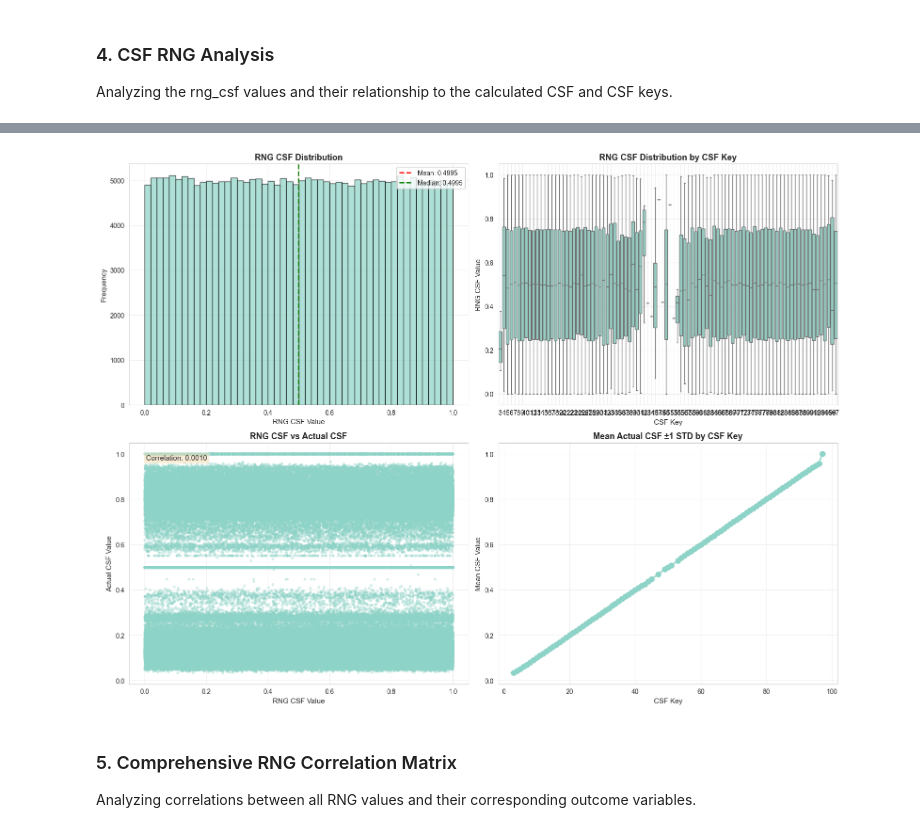
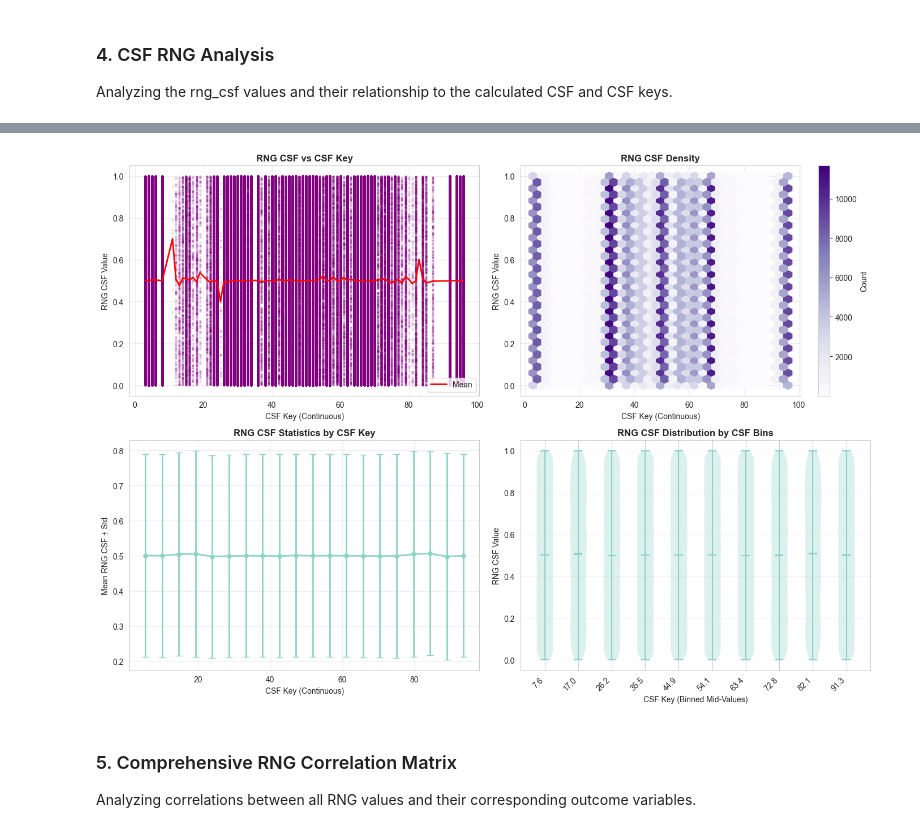
Before and after one commit to petz15/csgo_abm, a Jupyter notebook: analysis_notebook_CSF.ipynb, the cells around one changed output, grey strips where cells are left out. Saved outputs shown, nothing was run; the diff lists cells and outputs as text; code cells hidden in the pictures.

```diff
--- a/analysis_notebook_CSF.ipynb
+++ b/analysis_notebook_CSF.ipynb
@@ -4,7 +4,7 @@
 Specify the path to your CSV file and whether it's a full or minimal export.
 # %%
 # Configuration Parameters
-CSV_FILE_PATH = r"results_20251123_112038\all_games_full.csv"  # Update this path
+CSV_FILE_PATH = r"results_20251203_184828\all_games_full.csv"  # Update this path
 CSV_TYPE = "full"  # Options: "full" or "minimal"
 INCLUDE_OT_GAMES = False  # Set to False to exclude overtime games
 # %% [markdown]
@@ -540,61 +562,65 @@ Correlation between rng_csf and csf: 0.000987
 ================================================================================
 # %%
-# Visualization: CSF RNG Analysis
-if df_rng is not None and 'rng_csf' in df_rng.columns and 'csf' in df_rng.columns:
-    fig, axes = plt.subplots(2, 2, figsize=(16, 12))
+# Visualization: CSF RNG Analysis (CONTINUOUS)
+if df_rng is not None and 'rng_csf' in df_rng.columns and 'csf_key' in df_rng.columns:
+    fig, axes = plt.subplots(2, 2, figsize=(14, 10))
 
-    # 1. Histogram of RNG CSF
+    # 1. Scatter: CSF RNG vs CSF Key with mean trend
     ax1 = axes[0, 0]
-    ax1.hist(df_rng['rng_csf'], bins=50, alpha=0.7, edgecolor='black')
-    ax1.axvline(df_rng['rng_csf'].mean(), color='red', linestyle='--', linewidth=2, label=f'Mean: {df_rng["rng_csf"].mean():.4f}')
-    ax1.axvline(df_rng['rng_csf'].median(), color='green', linestyle='--', linewidth=2, label=f'Median: {df_rng["rng_csf"].median():.4f}')
-    ax1.set_title('RNG CSF Distribution', fontsize=13, fontweight='bold')
-    ax1.set_xlabel('RNG CSF Value', fontsize=11)
-    ax1.set_ylabel('Frequency', fontsize=11)
-    ax1.legend(fontsize=10)
+    ax1.scatter(df_rng['csf_key'], df_rng['rng_csf'], alpha=0.1, s=5, color='purple')
+    csf_means = df_rng.groupby('csf_key')['rng_csf'].mean()
+    ax1.plot(csf_means.index, csf_means.values, color='red', linewidth=2, label='Mean')
+    ax1.set_title('RNG CSF vs CSF Key', fontsize=12, fontweight='bold')
+    ax1.set_xlabel('CSF Key (Continuous)', fontsize=10)
+    ax1.set_ylabel('RNG CSF Value', fontsize=10)
+    ax1.legend()
     ax1.grid(alpha=0.3)
 
-    # 2. Box plot by CSF key
+    # 2. Hexbin density plot
     ax2 = axes[0, 1]
-    if 'csf_key' in df_rng.columns:
-        sns.boxplot(data=df_rng, x='csf_key', y='rng_csf', ax=ax2)
-        ax2.set_title('RNG CSF Distribution by CSF Key', fontsize=13, fontweight='bold')
-        ax2.set_xlabel('CSF Key', fontsize=11)
-        ax2.set_ylabel('RNG CSF Value', fontsize=11)
-        ax2.grid(alpha=0.3)
+    hexbin_csf = ax2.hexbin(df_rng['csf_key'], df_rng['rng_csf'], gridsize=30, cmap='Purples', mincnt=1)
+    ax2.set_title('RNG CSF Density', fontsize=12, fontweight='bold')
+    ax2.set_xlabel('CSF Key (Continuous)', fontsize=10)
+    ax2.set_ylabel('RNG CSF Value', fontsize=10)
+    plt.colorbar(hexbin_csf, ax=ax2, label='Count')
+    ax2.grid(alpha=0.3)
 
-    # 3. Scatter plot: RNG CSF vs Actual CSF
+    # 3. Binned statistics: mean and std of RNG by CSF bins
     ax3 = axes[1, 0]
-    ax3.scatter(df_rng['rng_csf'], df_rng['csf'], alpha=0.3, s=10)
-    ax3.set_title('RNG CSF vs Actual CSF', fontsize=13, fontweight='bold')
-    ax3.set_xlabel('RNG CSF Value', fontsize=11)
-    ax3.set_ylabel('Actual CSF Value', fontsize=11)
+    df_rng['csf_key_binned'] = pd.cut(df_rng['csf_key'], bins=20)
+    csf_stats = df_rng.groupby('csf_key_binned', observed=True)['rng_csf'].agg(['mean', 'std'])
+    bin_centers = [interval.mid for interval in csf_stats.index]
+
+    ax3.errorbar(bin_centers, csf_stats['mean'], yerr=csf_stats['std'],
+                marker='o', linestyle='-', capsize=4, linewidth=2, markersize=5)
+    ax3.set_xlabel('CSF Key (Continuous)', fontsize=10)
+    ax3.set_ylabel('Mean RNG CSF ± Std', fontsize=10)
+    ax3.set_title('RNG CSF Statistics by CSF Key', fontsize=12, fontweight='bold')
     ax3.grid(alpha=0.3)
 
-    # Add correlation text
-    if len(df_rng) > 1:
-        corr = df_rng[['rng_csf', 'csf']].corr().iloc[0,1]
-        ax3.text(0.05, 0.95, f'Correlation: {corr:.4f}',
-                transform=ax3.transAxes, fontsize=11, verticalalignment='top',
-                bbox=dict(boxstyle='round', facecolor='wheat', alpha=0.5))
+    # 4. Violin plot by binned CSF key
+    ax4 = axes[1, 1]
+    df_rng['csf_key_binned_violin'] = pd.cut(df_rng['csf_key'], bins=10)
+    violin_data = [df_rng[df_rng['csf_key_binned_violin'] == cat]['rng_csf'].values
+                   for cat in sorted(df_rng['csf_key_binned_violin'].unique())]
+    bin_labels = [f"{interval.mid:.1f}" for interval in sorted(df_rng['csf_key_binned_violin'].unique())]
 
-    # 4. CSF by CSF Key (actual values)
-    ax4 = axes[1, 1]
-    if 'csf_key' in df_rng.columns:
-        csf_stats = df_rng.groupby('csf_key')['csf'].agg(['mean', 'std']).reset_index()
-        ax4.errorbar(csf_stats['csf_key'], csf_stats['mean'], yerr=csf_stats['std'],
-                    fmt='o-', capsize=5, markersize=8, linewidth=2)
-        ax4.set_title('Mean Actual CSF ±1 STD by CSF Key', fontsize=13, fontweight='bold')
-        ax4.set_xlabel('CSF Key', fontsize=11)
-        ax4.set_ylabel('Mean CSF Value', fontsize=11)
-        ax4.grid(alpha=0.3)
+    parts = ax4.violinplot(violin_data, positions=range(len(violin_data)), showmeans=True, showmedians=True)
+    ax4.set_xticks(range(len(bin_labels)))
+    ax4.set_xticklabels(bin_labels, rotation=45, ha='right')
+    ax4.set_xlabel('CSF Key (Binned Mid-Values)', fontsize=10)
+    ax4.set_ylabel('RNG CSF Value', fontsize=10)
+    ax4.set_title('RNG CSF Distribution by CSF Bins', fontsize=12, fontweight='bold')
+    ax4.grid(alpha=0.3, axis='y')
+
+    df_rng.drop(['csf_key_binned', 'csf_key_binned_violin'], axis=1, inplace=True)
 
     plt.tight_layout()
     plt.show()
 else:
     print("Visualization skipped: Required columns not available.")
 # %% [output]
-[figure, old version]
+[figure, new version]
 # %% [markdown]
 ### 5. Comprehensive RNG Correlation Matrix
 
```
Also changed, not shown: parts of 12 cells of this notebook, 19 other files.
